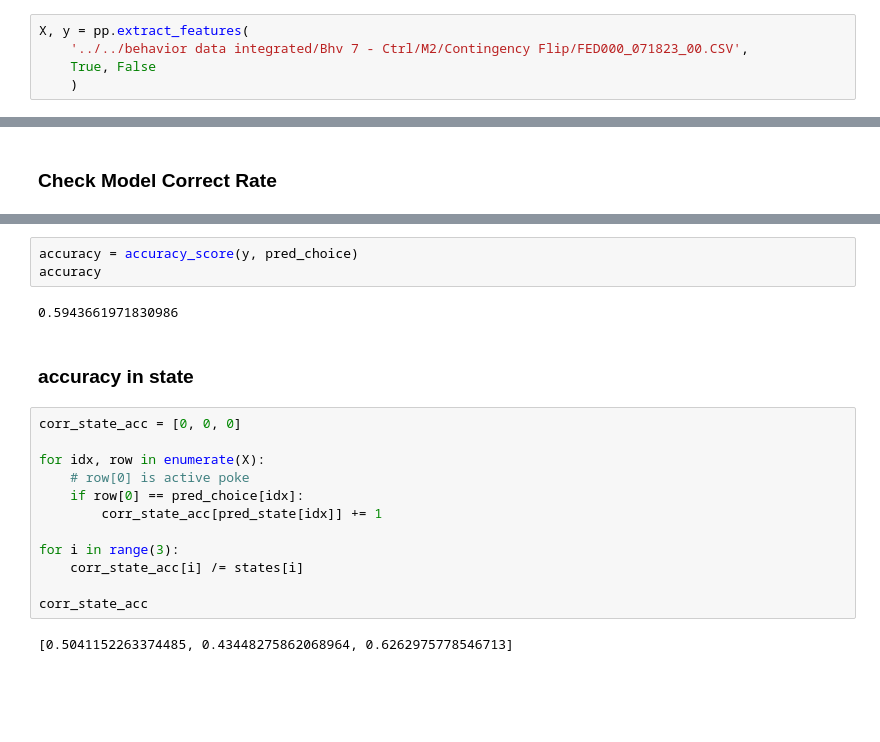
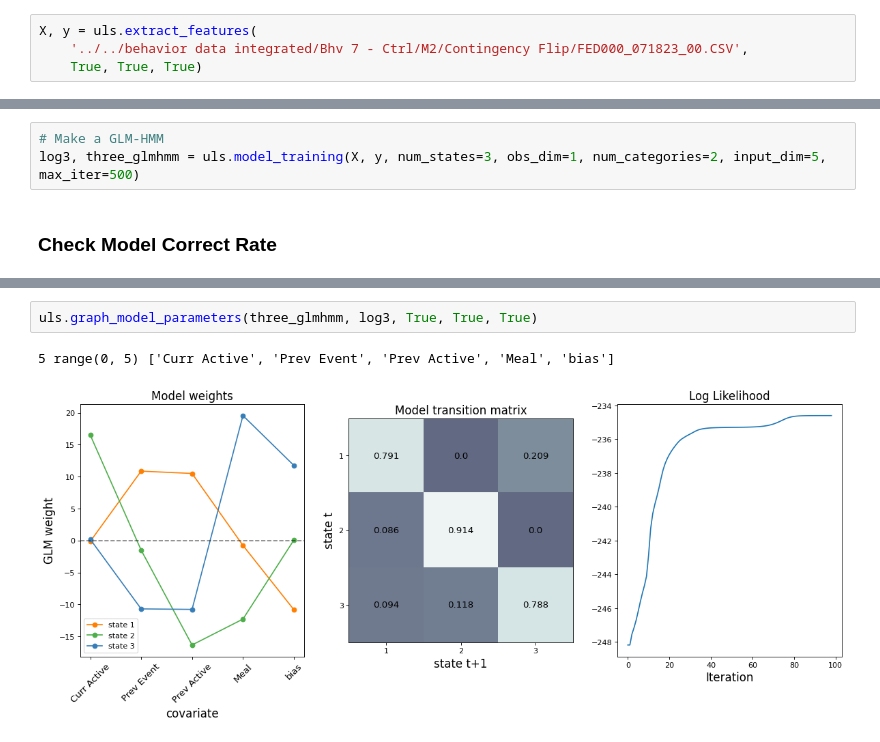
Before and after one commit to ftlabucsd/FEDUPP, a Jupyter notebook: HMM-GLM/GLM-HMM.ipynb, the cells around one changed output, grey strips where cells are left out. Cells and saved outputs as stored; diff of their text form; blank space fills up the shorter version.

Commit message:
Build pipeline for modeling

```diff
--- a/HMM-GLM/GLM-HMM.ipynb
+++ b/HMM-GLM/GLM-HMM.ipynb
@@ -13,7 +12,6 @@ from sklearn.metrics import accuracy_score
 
 npr.seed(0)
 # %%
-X, y = pp.extract_features(
+X, y = uls.extract_features(
     '../../behavior data integrated/Bhv 7 - Ctrl/M2/Contingency Flip/FED000_071823_00.CSV',
-    True, False
-    )
+    True, True, True)
@@ -52,2 +20,5 @@ log3 = three_glmhmm.fit(y, inputs=X, method='em', num_iters=max_iter, tolerance=
+# %%
+# Make a GLM-HMM
+log3, three_glmhmm = uls.model_training(X, y, num_states=3, obs_dim=1, num_categories=2, input_dim=5, max_iter=500)
 # %% [markdown]
 ### Check Model Correct Rate
@@ -116,21 +25,5 @@ Passing `palette` without assigning `hue` is deprecated and will be removed in v
-# %%
-accuracy = accuracy_score(y, pred_choice)
-accuracy
-# %% [output]
-0.5943661971830986
-# %% [markdown]
-### accuracy in state
-# %%
-corr_state_acc = [0, 0, 0]
-
-for idx, row in enumerate(X):
-    # row[0] is active poke
-    if row[0] == pred_choice[idx]:
-        corr_state_acc[pred_state[idx]] += 1
-
-for i in range(3):
-    corr_state_acc[i] /= states[i]
-
-corr_state_acc
-# %% [output]
-[0.5041152263374485, 0.43448275862068964, 0.6262975778546713]
+# %%
+uls.graph_model_parameters(three_glmhmm, log3, True, True, True)
+# %% [output]
+5 range(0, 5) ['Curr Active', 'Prev Event', 'Prev Active', 'Meal', 'bias']
+[figure, added]
```
Also changed, not shown: parts of 11 cells of this notebook, 3 other files.
